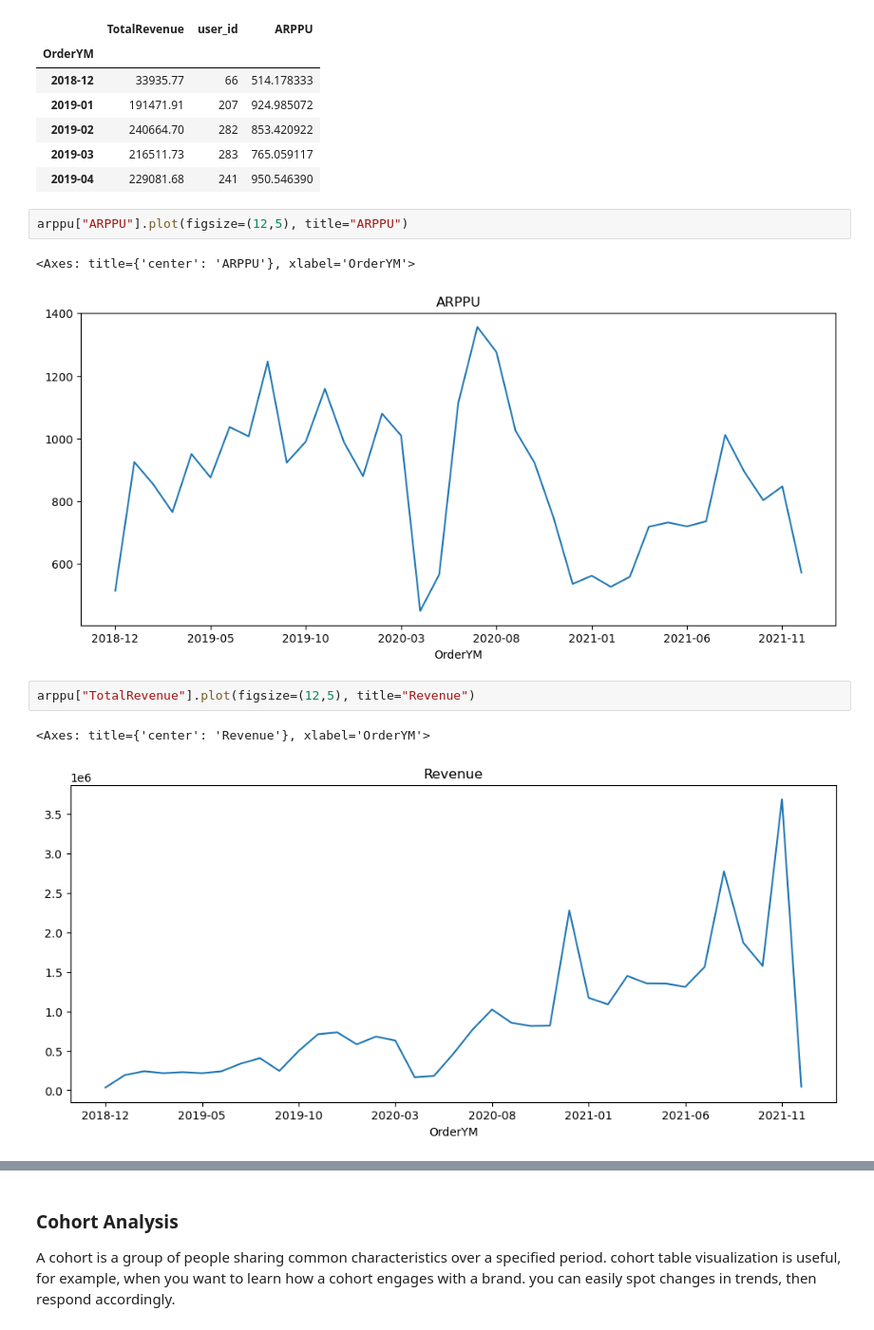
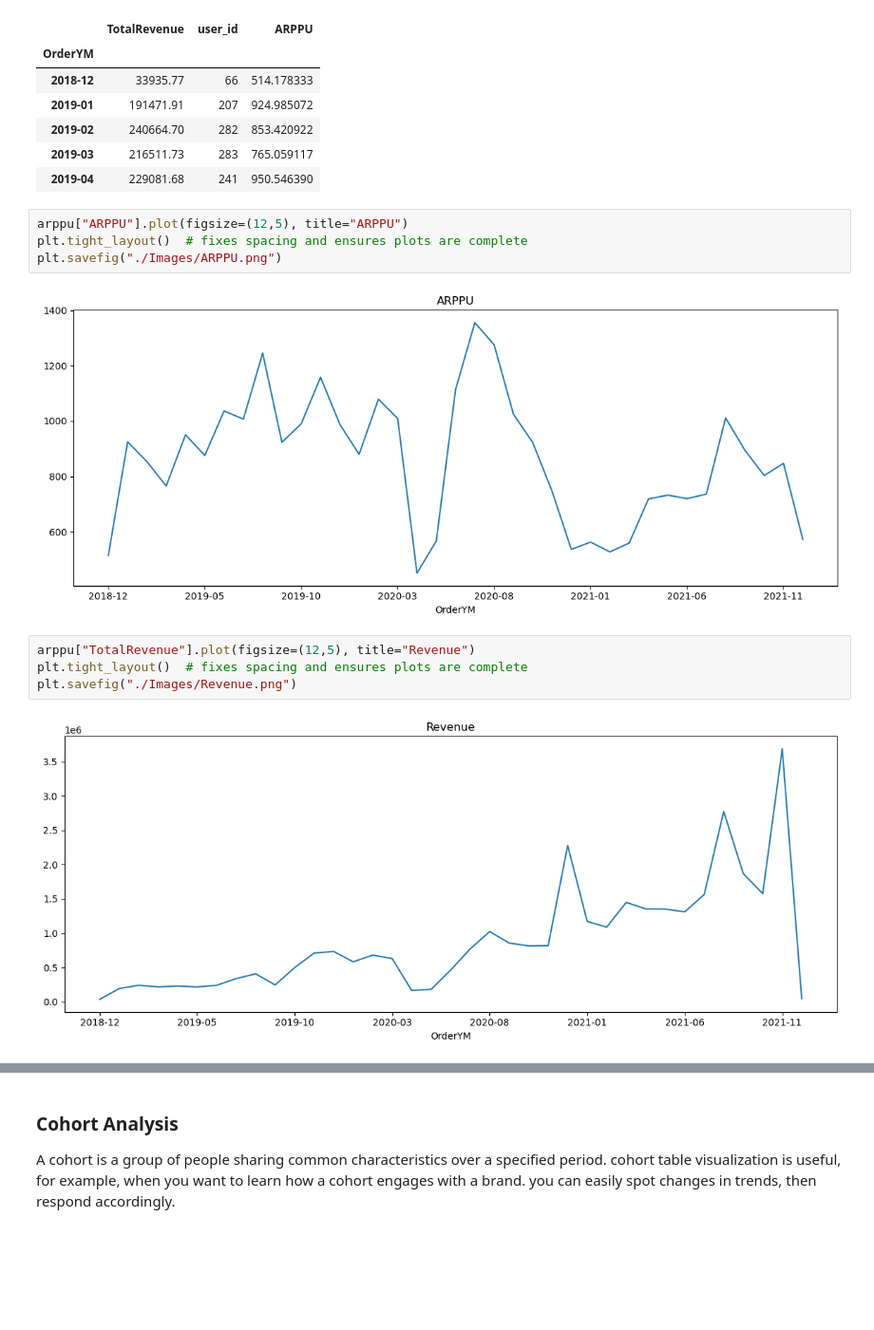
Before and after one commit to Sunjy0827/Data_Analysis_Cohort, a Jupyter notebook: cohort_analysis.ipynb, the cells around one changed output, grey strips where cells are left out. Shown at 95% size. Saved outputs shown, nothing was run; the diff lists cells and outputs as text; blank space fills up the shorter version.

```diff
--- a/cohort_analysis.ipynb
+++ b/cohort_analysis.ipynb
@@ -362,13 +341,15 @@ arppu.head()
 | 2019-04 | 229081.68 | 241 | 950.546390 |
 # %%
 arppu["ARPPU"].plot(figsize=(12,5), title="ARPPU")
+plt.tight_layout()  # fixes spacing and ensures plots are complete
+plt.savefig("./Images/ARPPU.png")
 # %% [output]
-<Axes: title={'center': 'ARPPU'}, xlabel='OrderYM'>
-[figure, old version]
+[figure, new version]
 # %%
 arppu["TotalRevenue"].plot(figsize=(12,5), title="Revenue")
+plt.tight_layout()  # fixes spacing and ensures plots are complete
+plt.savefig("./Images/Revenue.png")
 # %% [output]
-<Axes: title={'center': 'Revenue'}, xlabel='OrderYM'>
-[figure, old version]
+[figure, new version]
 # %%
 arppu["user_id"].plot(figsize=(12,5), title="customers")
```
Also changed, not shown: parts of 26 cells of this notebook, 13 other files.
